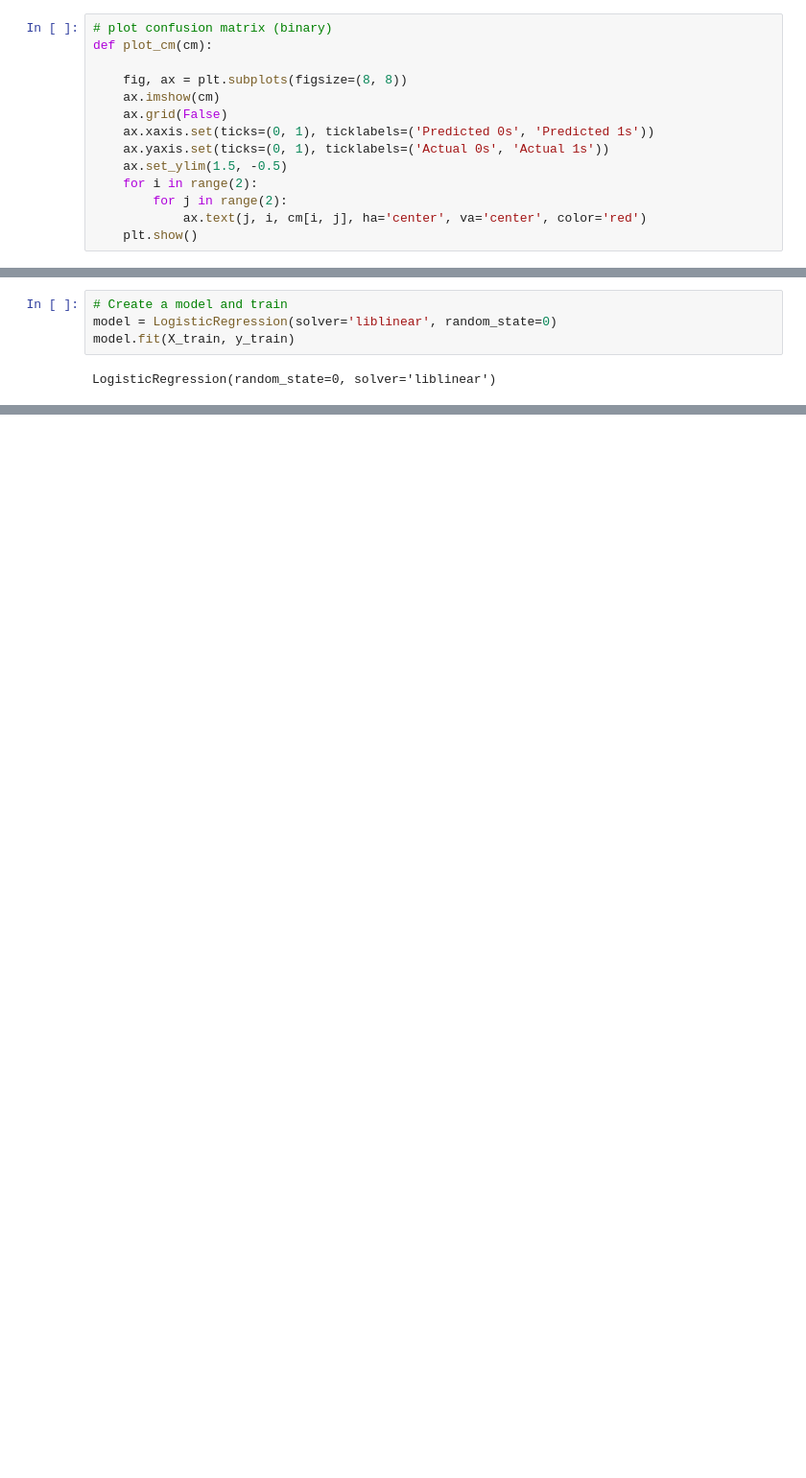
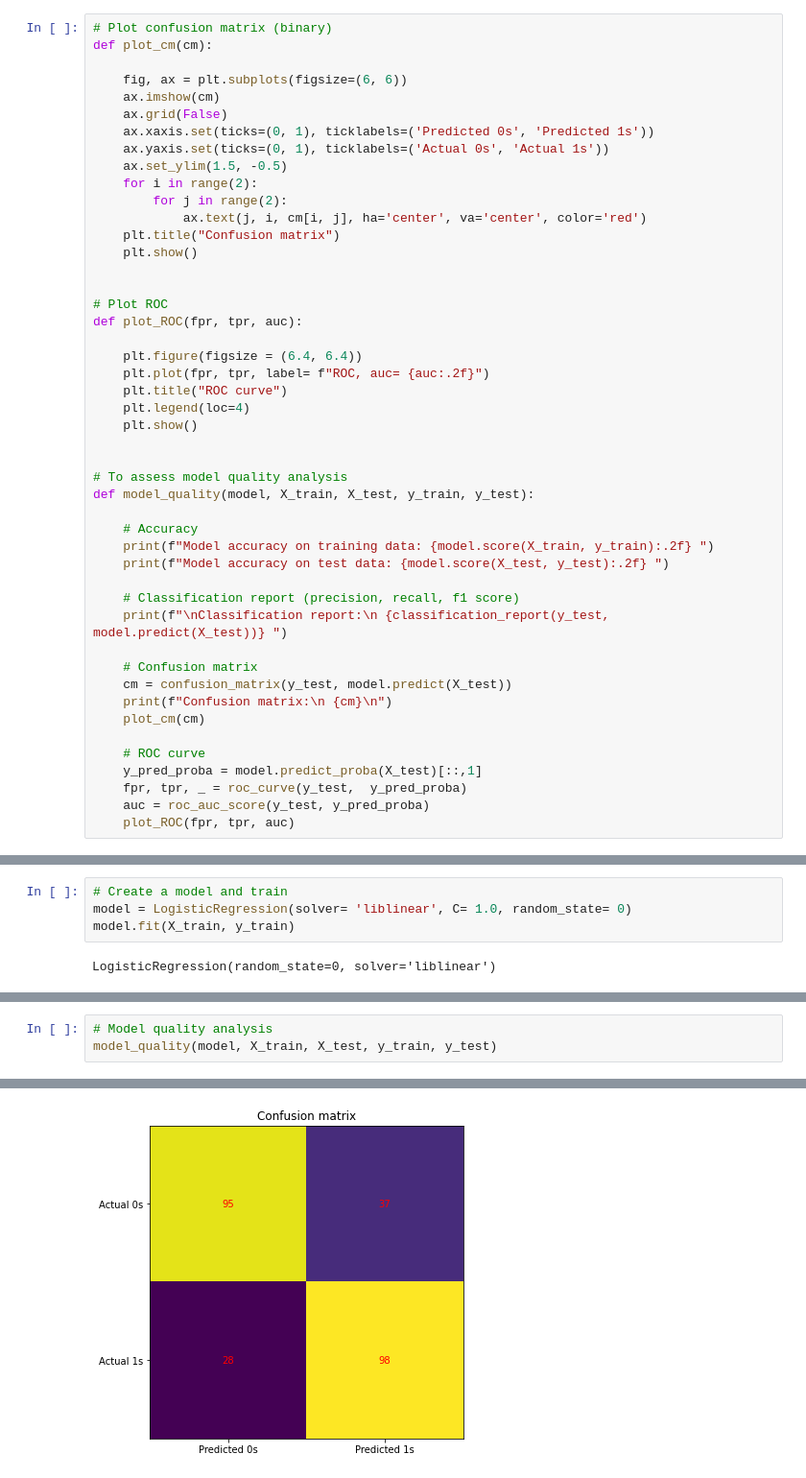
Before and after one commit to shahkb/project_BUSI, a Jupyter notebook: image_classification.ipynb, the cells around one changed output, grey strips where cells are left out. Shown at 96% size. Cells and saved outputs as stored; diff of their text form; blank space fills up the shorter version.

Commit message:
Code to assess model quality

```diff
--- a/image_classification.ipynb
+++ b/image_classification.ipynb
@@ -32,8 +32,8 @@ from sklearn.preprocessing import StandardScaler
 # %%
-# plot confusion matrix (binary)
+# Plot confusion matrix (binary)
 def plot_cm(cm):
 
-    fig, ax = plt.subplots(figsize=(8, 8))
+    fig, ax = plt.subplots(figsize=(6, 6))
     ax.imshow(cm)
     ax.grid(False)
     ax.xaxis.set(ticks=(0, 1), ticklabels=('Predicted 0s', 'Predicted 1s'))
@@ -42,7 +42,40 @@ def plot_cm(cm):
     for i in range(2):
         for j in range(2):
             ax.text(j, i, cm[i, j], ha='center', va='center', color='red')
+    plt.title("Confusion matrix")
     plt.show()
+
+
+# Plot ROC
+def plot_ROC(fpr, tpr, auc):
+
+    plt.figure(figsize = (6.4, 6.4))
+    plt.plot(fpr, tpr, label= f"ROC, auc= {auc:.2f}")
+    plt.title("ROC curve")
+    plt.legend(loc=4)
+    plt.show()
+
+
+# To assess model quality analysis
+def model_quality(model, X_train, X_test, y_train, y_test):
+
+    # Accuracy
+    print(f"Model accuracy on training data: {model.score(X_train, y_train):.2f} ")
+    print(f"Model accuracy on test data: {model.score(X_test, y_test):.2f} ")
+
+    # Classification report (precision, recall, f1 score)
+    print(f"\nClassification report:\n {classification_report(y_test, model.predict(X_test))} ")
+
+    # Confusion matrix
+    cm = confusion_matrix(y_test, model.predict(X_test))
+    print(f"Confusion matrix:\n {cm}\n")
+    plot_cm(cm)
+
+    # ROC curve
+    y_pred_proba = model.predict_proba(X_test)[::,1]
+    fpr, tpr, _ = roc_curve(y_test,  y_pred_proba)
+    auc = roc_auc_score(y_test, y_pred_proba)
+    plot_ROC(fpr, tpr, auc)
 # %% [markdown]
 ## Read image list (with dict object for each image) for the 2 classes (Benign and Malignant)
  - Read benign and malignant dataset into a list
@@ -103,6 +138,6 @@ X_test = scaler.transform(X_test)
 # %%
 # Create a model and train
-model = LogisticRegression(solver='liblinear', random_state=0)
+model = LogisticRegression(solver= 'liblinear', C= 1.0, random_state= 0)
 model.fit(X_train, y_train)
 # %% [output]
 LogisticRegression(random_state=0, solver='liblinear')
@@ -138,0 +144,4 @@ Confusion matrix:
+# %%
+# Model quality analysis
+model_quality(model, X_train, X_test, y_train, y_test)
+# %% [output]
@@ -138,0 +164 @@ Confusion matrix:
+[figure, added]
```
Also changed, not shown: parts of 10 cells of this notebook, 1 other file.
